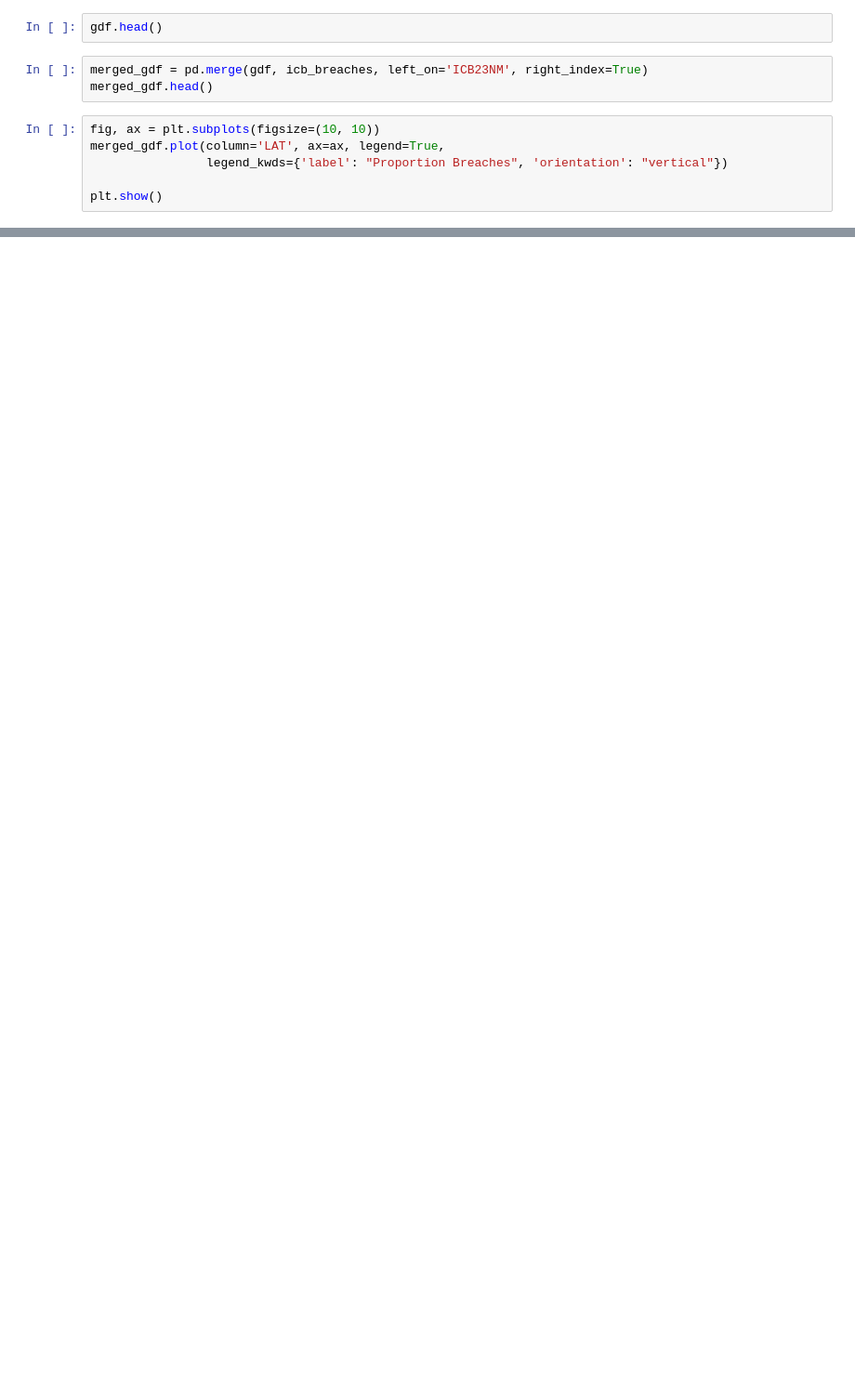
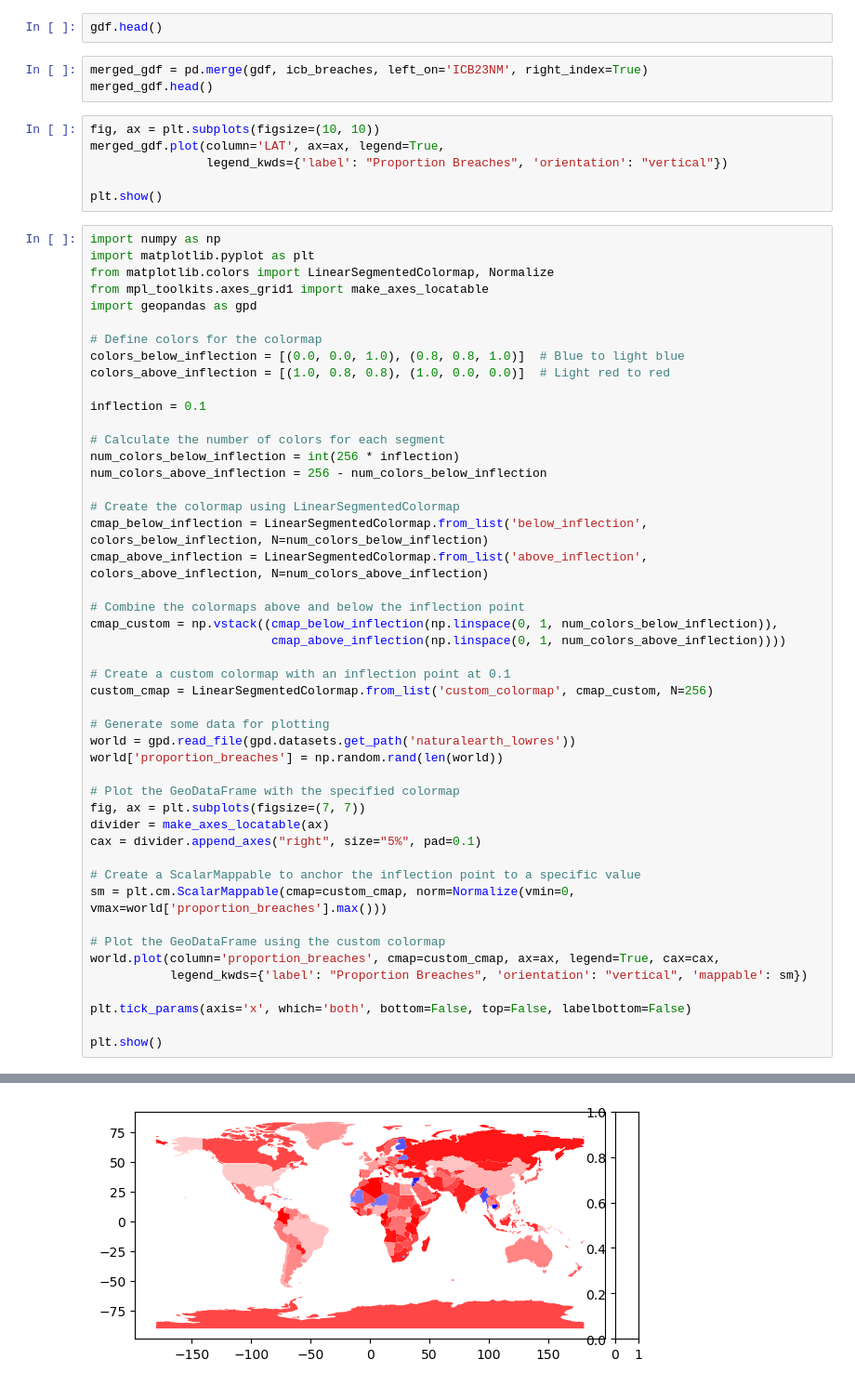
Before and after one commit to ploginovic/hpdm139_A2, a Jupyter notebook: canseer/workstation_21stDec.ipynb, the cells around one changed output, grey strips where cells are left out. Shown at 93% size. Drawn from its saved outputs; the diff is of its cells as text; blank space fills up the shorter version.

Commit message:
Added cmap fucntion

```diff
--- a/canseer/workstation_21stDec.ipynb
+++ b/canseer/workstation_21stDec.ipynb
@@ -181,3 +381,51 @@ merged_gdf.plot(column='LAT', ax=ax, legend=True,
                 legend_kwds={'label': "Proportion Breaches", 'orientation': "vertical"})
 
 plt.show()
+# %%
+import numpy as np
+import matplotlib.pyplot as plt
+from matplotlib.colors import LinearSegmentedColormap, Normalize
+from mpl_toolkits.axes_grid1 import make_axes_locatable
+import geopandas as gpd
+
+# Define colors for the colormap
+colors_below_inflection = [(0.0, 0.0, 1.0), (0.8, 0.8, 1.0)]  # Blue to light blue
+colors_above_inflection = [(1.0, 0.8, 0.8), (1.0, 0.0, 0.0)]  # Light red to red
+
+inflection = 0.1
+
+# Calculate the number of colors for each segment
+num_colors_below_inflection = int(256 * inflection)
+num_colors_above_inflection = 256 - num_colors_below_inflection
+
+# Create the colormap using LinearSegmentedColormap
+cmap_below_inflection = LinearSegmentedColormap.from_list('below_inflection', colors_below_inflection, N=num_colors_below_inflection)
+cmap_above_inflection = LinearSegmentedColormap.from_list('above_inflection', colors_above_inflection, N=num_colors_above_inflection)
+
+# Combine the colormaps above and below the inflection point
+cmap_custom = np.vstack((cmap_below_inflection(np.linspace(0, 1, num_colors_below_inflection)),
+                         cmap_above_inflection(np.linspace(0, 1, num_colors_above_inflection))))
+
+# Create a custom colormap with an inflection point at 0.1
+custom_cmap = LinearSegmentedColormap.from_list('custom_colormap', cmap_custom, N=256)
+
+# Generate some data for plotting
+world = gpd.read_file(gpd.datasets.get_path('naturalearth_lowres'))
+world['proportion_breaches'] = np.random.rand(len(world))
+
+# Plot the GeoDataFrame with the specified colormap
+fig, ax = plt.subplots(figsize=(7, 7))
+divider = make_axes_locatable(ax)
+cax = divider.append_axes("right", size="5%", pad=0.1)
+
+# Create a ScalarMappable to anchor the inflection point to a specific value
+sm = plt.cm.ScalarMappable(cmap=custom_cmap, norm=Normalize(vmin=0, vmax=world['proportion_breaches'].max()))
+
+# Plot the GeoDataFrame using the custom colormap
+world.plot(column='proportion_breaches', cmap=custom_cmap, ax=ax, legend=True, cax=cax,
+           legend_kwds={'label': "Proportion Breaches", 'orientation': "vertical", 'mappable': sm})
+
+plt.tick_params(axis='x', which='both', bottom=False, top=False, labelbottom=False)
+
+plt.show()
+# %% [output]
@@ -183,0 +433 @@ plt.show()
+[figure, added]
```
Also changed, not shown: parts of 28 cells of this notebook, 2 other files.
